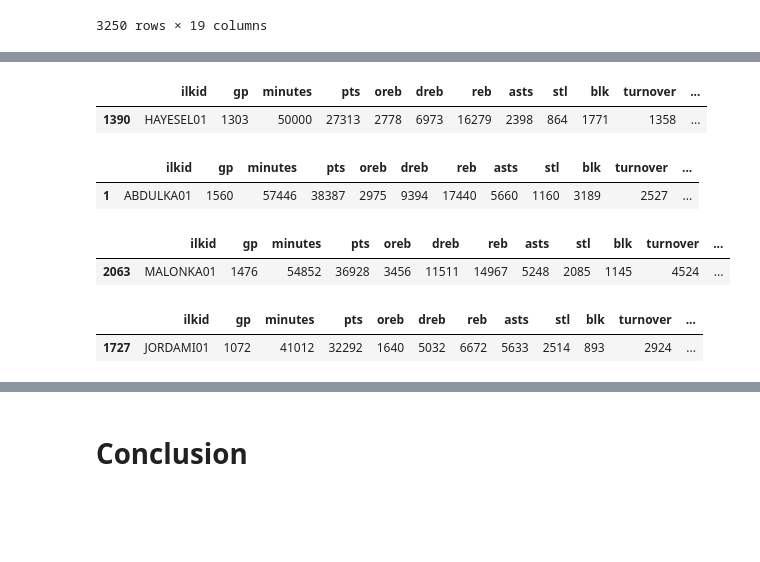
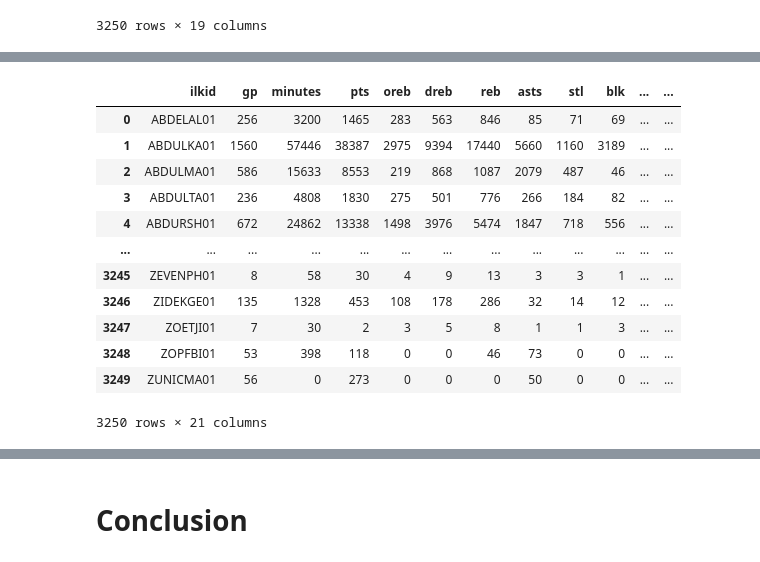
Before and after one commit to SumeithAlexOrgUKZN/COMP721_Project, a Jupyter notebook: Outstanding_Players_Dataset.ipynb, the cells around one changed output, grey strips where cells are left out. Saved outputs shown, nothing was run; the diff lists cells and outputs as text; code cells hidden in the pictures; blank space fills up the shorter version.

Commit message:
Generated ARFF outliers

```diff
--- a/Outstanding_Players_Dataset.ipynb
+++ b/Outstanding_Players_Dataset.ipynb
@@ -262,20 +246,18 @@ playerCareerDf.loc[playerCareerDf['ilkid'] == "HOOPEBO01"]
-# %%
-playerCareerDf.loc[playerCareerDf['ilkid'] == "HAYESEL01"]
-# %% [output]
-|  | ilkid | gp | minutes | pts | oreb | dreb | reb | asts | stl | blk | turnover | ... |
-| 1390 | HAYESEL01 | 1303 | 50000 | 27313 | 2778 | 6973 | 16279 | 2398 | 864 | 1771 | 1358 | ... |
-# %%
-playerCareerDf.loc[playerCareerDf['ilkid'] == "ABDULKA01"]
-# %% [output]
-|  | ilkid | gp | minutes | pts | oreb | dreb | reb | asts | stl | blk | turnover | ... |
-| 1 | ABDULKA01 | 1560 | 57446 | 38387 | 2975 | 9394 | 17440 | 5660 | 1160 | 3189 | 2527 | ... |
-# %%
-playerCareerDf.loc[playerCareerDf['ilkid'] == "MALONKA01"]
-# %% [output]
-|  | ilkid | gp | minutes | pts | oreb | dreb | reb | asts | stl | blk | turnover | ... |
-| 2063 | MALONKA01 | 1476 | 54852 | 36928 | 3456 | 11511 | 14967 | 5248 | 2085 | 1145 | 4524 | ... |
-# %%
-playerCareerDf.loc[playerCareerDf['ilkid'] == "JORDAMI01"]
-# %% [output]
-|  | ilkid | gp | minutes | pts | oreb | dreb | reb | asts | stl | blk | turnover | ... |
-| 1727 | JORDAMI01 | 1072 | 41012 | 32292 | 1640 | 5032 | 6672 | 5633 | 2514 | 893 | 2924 | ... |
+# %%
+outliers = pd.read_csv('Final Datasets/PlayerData_Outliers.csv')
+# %%
+outliers
+# %% [output]
+|  | ilkid | gp | minutes | pts | oreb | dreb | reb | asts | stl | blk | ... | ... |
+| 0 | ABDELAL01 | 256 | 3200 | 1465 | 283 | 563 | 846 | 85 | 71 | 69 | ... | ... |
+| 1 | ABDULKA01 | 1560 | 57446 | 38387 | 2975 | 9394 | 17440 | 5660 | 1160 | 3189 | ... | ... |
+| 2 | ABDULMA01 | 586 | 15633 | 8553 | 219 | 868 | 1087 | 2079 | 487 | 46 | ... | ... |
+| 3 | ABDULTA01 | 236 | 4808 | 1830 | 275 | 501 | 776 | 266 | 184 | 82 | ... | ... |
+| 4 | ABDURSH01 | 672 | 24862 | 13338 | 1498 | 3976 | 5474 | 1847 | 718 | 556 | ... | ... |
+| ... | ... | ... | ... | ... | ... | ... | ... | ... | ... | ... | ... | ... |
+| 3245 | ZEVENPH01 | 8 | 58 | 30 | 4 | 9 | 13 | 3 | 3 | 1 | ... | ... |
+| 3246 | ZIDEKGE01 | 135 | 1328 | 453 | 108 | 178 | 286 | 32 | 14 | 12 | ... | ... |
+| 3247 | ZOETJI01 | 7 | 30 | 2 | 3 | 5 | 8 | 1 | 1 | 3 | ... | ... |
+| 3248 | ZOPFBI01 | 53 | 398 | 118 | 0 | 0 | 46 | 73 | 0 | 0 | ... | ... |
+| 3249 | ZUNICMA01 | 56 | 0 | 273 | 0 | 0 | 0 | 50 | 0 | 0 | ... | ... |
+3250 rows × 21 columns
```
Also changed, not shown: parts of 7 cells of this notebook, 14 other files.
